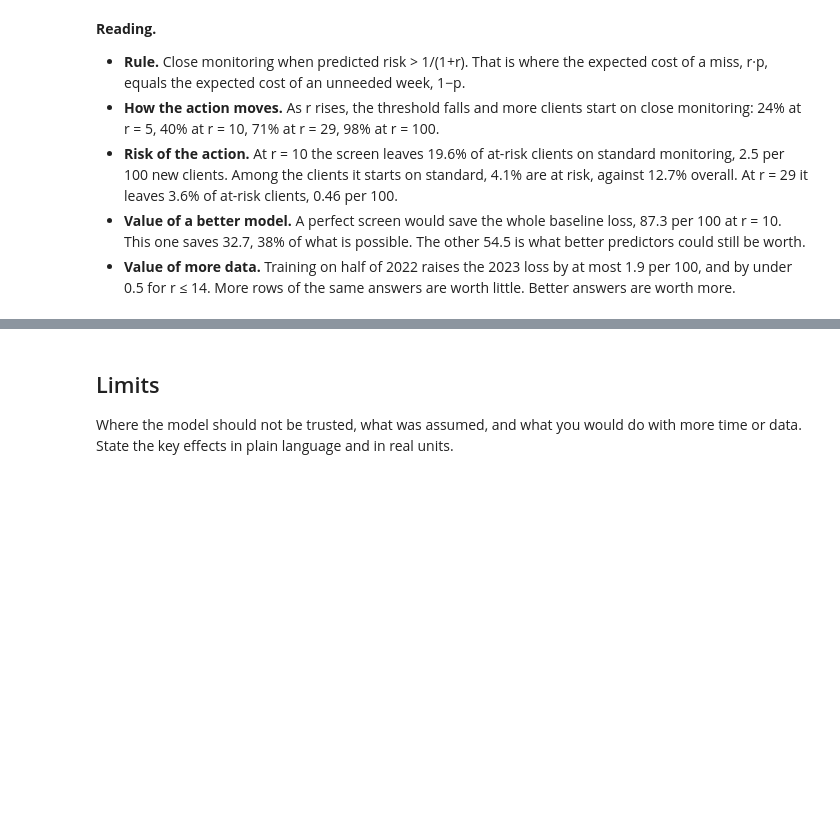
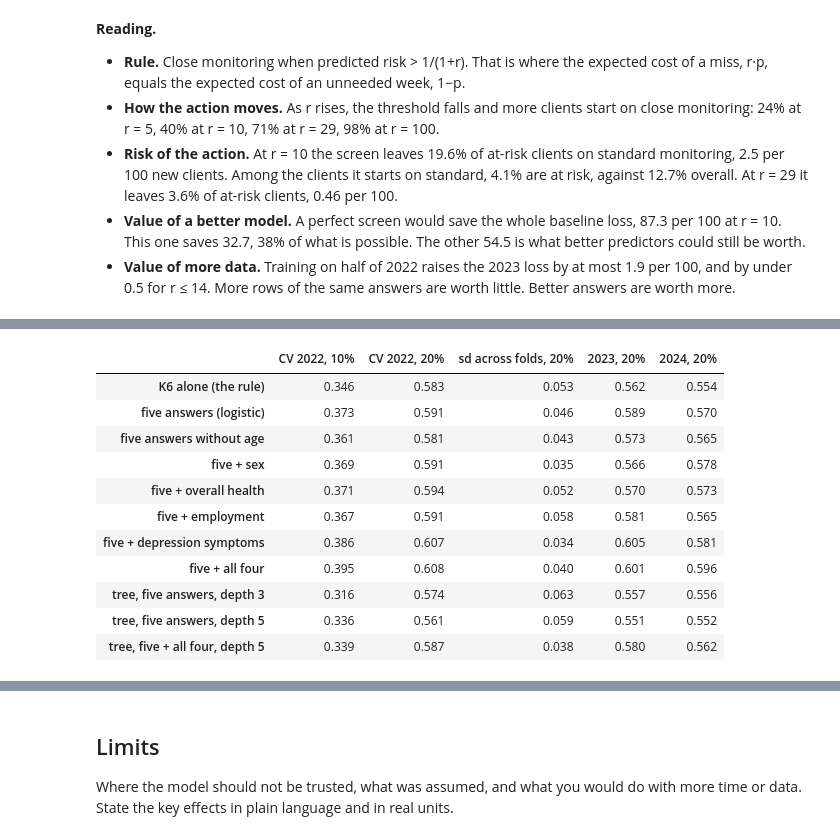
Before and after one commit to josemichaelrubio/aii600-final-project, a Jupyter notebook: analysis.ipynb, the cells around one changed output, grey strips where cells are left out. Drawn from its saved outputs; the diff is of its cells as text; code cells hidden in the pictures; blank space fills up the shorter version.

```diff
--- a/analysis.ipynb
+++ b/analysis.ipynb
@@ -795,0 +935,76 @@ Under capacity, the answer does not depend on r. The r-based loss above answers
+# %%
+from sklearn.tree import DecisionTreeClassifier
+
+# Candidate extra predictors (named under Revisit in decisions.md, 2026-11-06).
+SYM = [f"AD_MDEA{k}" for k in range(1, 9)]
+def design_x(d, extras=(), age=True):
+    X = design(d)
+    if not age:
+        X = X.drop(columns=[c for c in X.columns if c.startswith("age_")])
+    if "sex" in extras:
+        X["female"] = (d.IRSEX == 2).astype(float)
+    if "health" in extras:                               # 1 excellent to 4 fair/poor; 2 to 5 unknowns a year set to 3
+        X["health"] = d.HEALTH2.fillna(3).astype(float)
+    if "work" in extras:                                 # reference: employed full time
+        for code, name in [(2, "part_time"), (3, "unemployed"), (4, "other_work")]:
+            X[name] = (d.IRWRKSTAT18 == code).astype(float)
+    if "symptoms" in extras:                             # depression symptoms 1-8 in the worst episode; 0 if not asked
+        X["symptoms"] = (d[SYM] == 1).sum(axis=1).astype(float)
+    return X
+
+def fit_logit(tr, **kw):
+    w = tr.ANALWT2_C / tr.ANALWT2_C.mean()
+    m = sm.GLM(tr.at_risk, design_x(tr, **kw), family=sm.families.Binomial(), var_weights=w).fit()
+    return lambda d: m.predict(design_x(d, **kw)).to_numpy()
+
+def fit_tree(tr, depth, **kw):
+    cols = lambda d: design_x(d, **kw).drop(columns="const")
+    t = DecisionTreeClassifier(max_depth=depth, min_samples_leaf=100, random_state=SEED)
+    t.fit(cols(tr), tr.at_risk, sample_weight=tr.ANALWT2_C)
+    return lambda d: t.predict_proba(cols(d))[:, 1]
+
+ALL = ("sex", "health", "work", "symptoms")
+CANDIDATES = {
+    "K6 alone (the rule)":              lambda tr: k6_score,
+    "five answers (logistic)":          lambda tr: fit_logit(tr),
+    "five answers without age":         lambda tr: fit_logit(tr, age=False),
+    "five + sex":                       lambda tr: fit_logit(tr, extras=("sex",)),
+    "five + overall health":            lambda tr: fit_logit(tr, extras=("health",)),
+    "five + employment":                lambda tr: fit_logit(tr, extras=("work",)),
+    "five + depression symptoms":       lambda tr: fit_logit(tr, extras=("symptoms",)),
+    "five + all four":                  lambda tr: fit_logit(tr, extras=ALL),
+    "tree, five answers, depth 3":      lambda tr: fit_tree(tr, 3),
+    "tree, five answers, depth 5":      lambda tr: fit_tree(tr, 5),
+    "tree, five + all four, depth 5":   lambda tr: fit_tree(tr, 5, extras=ALL),
+}
+
+# Cross-validation inside 2022: five folds of whole clusters (100 clusters, seed 604), so no cluster is
+# on both sides. The score is the share of at-risk clients caught, averaged over the five held-out folds.
+cv_rng = np.random.default_rng(SEED + 4)
+cluster = train.VESTR_C.astype(str) + "-" + train.VEREP.astype(str)
+ids = cluster.unique()
+fold_of = dict(zip(cv_rng.permutation(ids), np.arange(len(ids)) % 5))
+fold = cluster.map(fold_of).to_numpy()
+
+rows = {}
+for name, make in CANDIDATES.items():
+    cv = np.array([caught(make(train[fold != k])(train[fold == k]), train[fold == k], [0.10, 0.20]) for k in range(5)])
+    score = make(train)                                  # refit on all of 2022 for the held-out years
+    rows[name] = {"CV 2022, 10%": cv[:, 0].mean(), "CV 2022, 20%": cv[:, 1].mean(), "sd across folds, 20%": cv[:, 1].std(ddof=1),
+                  "2023, 20%": caught(score(test), test, [0.20])[0], "2024, 20%": caught(score(check), check, [0.20])[0]}
+alts = pd.DataFrame(rows).T
+print("Share of at-risk clients caught. Choose on the CV columns; 2023 and 2024 are shown, not used to choose.")
+display(alts.round(3))
+
+# The r-based check with a K6-only logistic regression in place of the five-answer model.
+def loss_at(p_hat, d, r):
+    return np.array([loss_per_100(d.at_risk.to_numpy(), (p_hat > 1 / (1 + r_)).astype(int), d.ANALWT2_C, r_) for r_ in r])
+r_check = pd.DataFrame({
+    "baseline 2023": scores["baseline 2023"],
+    "five-answer model 2023": scores["model 2023"],
+    "K6-only logistic 2023": loss_at(np.asarray(model_k6.predict(X_k6(test.KSSLR6MON))), test, R_GRID),
+}, index=scores.index)
+r_check["K6-only minus five-answer"] = r_check.iloc[:, 2] - r_check.iloc[:, 1]
+print("Loss per 100 new clients on 2023, if time were unlimited")
+display(r_check.round(2))
+# %% [output]
@@ -795,0 +1012,12 @@ Under capacity, the answer does not depend on r. The r-based loss above answers
+|  | CV 2022, 10% | CV 2022, 20% | sd across folds, 20% | 2023, 20% | 2024, 20% |
+| K6 alone (the rule) | 0.346 | 0.583 | 0.053 | 0.562 | 0.554 |
+| five answers (logistic) | 0.373 | 0.591 | 0.046 | 0.589 | 0.570 |
+| five answers without age | 0.361 | 0.581 | 0.043 | 0.573 | 0.565 |
+| five + sex | 0.369 | 0.591 | 0.035 | 0.566 | 0.578 |
+| five + overall health | 0.371 | 0.594 | 0.052 | 0.570 | 0.573 |
+| five + employment | 0.367 | 0.591 | 0.058 | 0.581 | 0.565 |
+| five + depression symptoms | 0.386 | 0.607 | 0.034 | 0.605 | 0.581 |
+| five + all four | 0.395 | 0.608 | 0.040 | 0.601 | 0.596 |
+| tree, five answers, depth 3 | 0.316 | 0.574 | 0.063 | 0.557 | 0.556 |
+| tree, five answers, depth 5 | 0.336 | 0.561 | 0.059 | 0.551 | 0.552 |
+| tree, five + all four, depth 5 | 0.339 | 0.587 | 0.038 | 0.580 | 0.562 |
```
Also changed, not shown: parts of 16 cells of this notebook, 9 other files.
